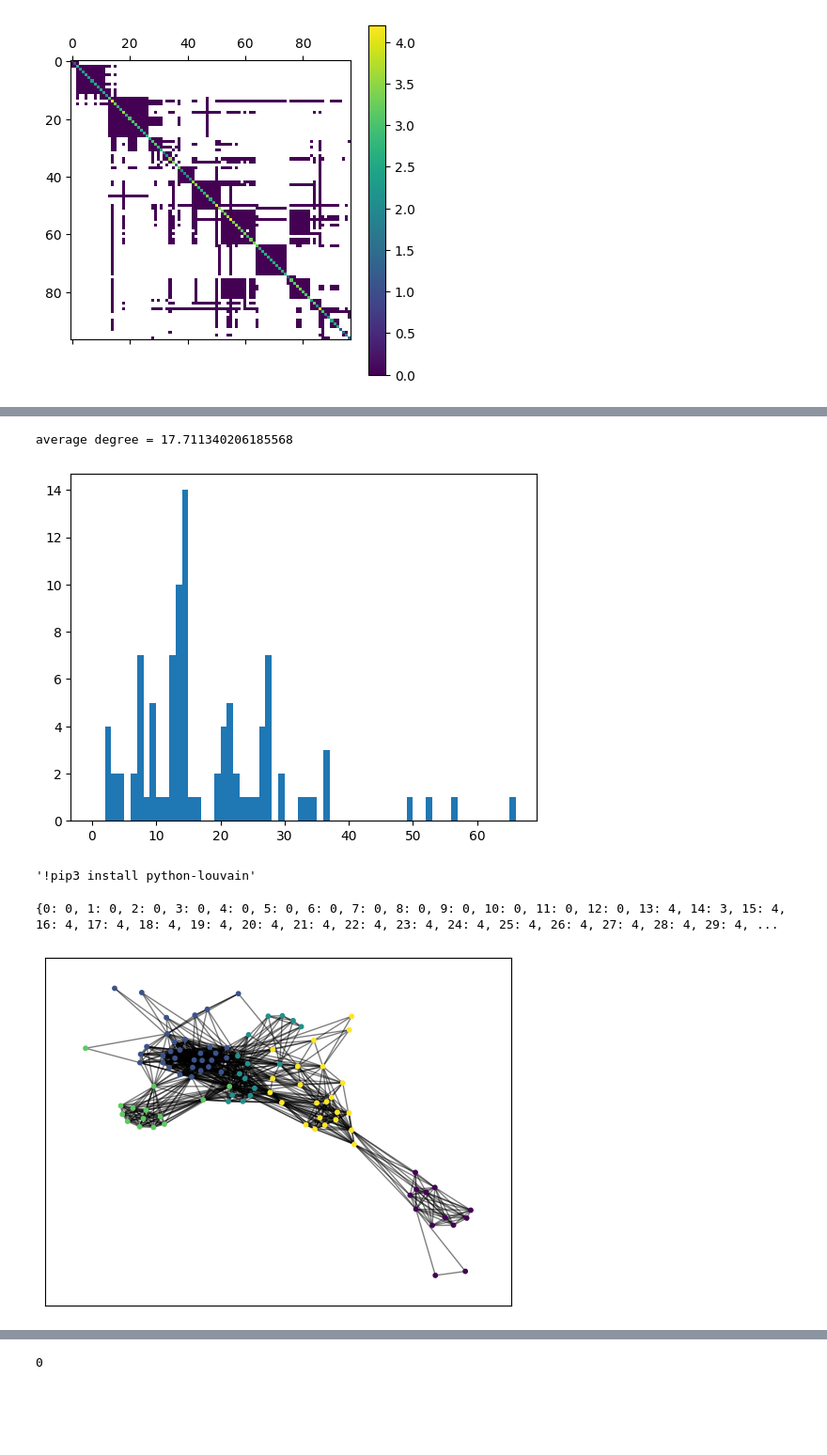
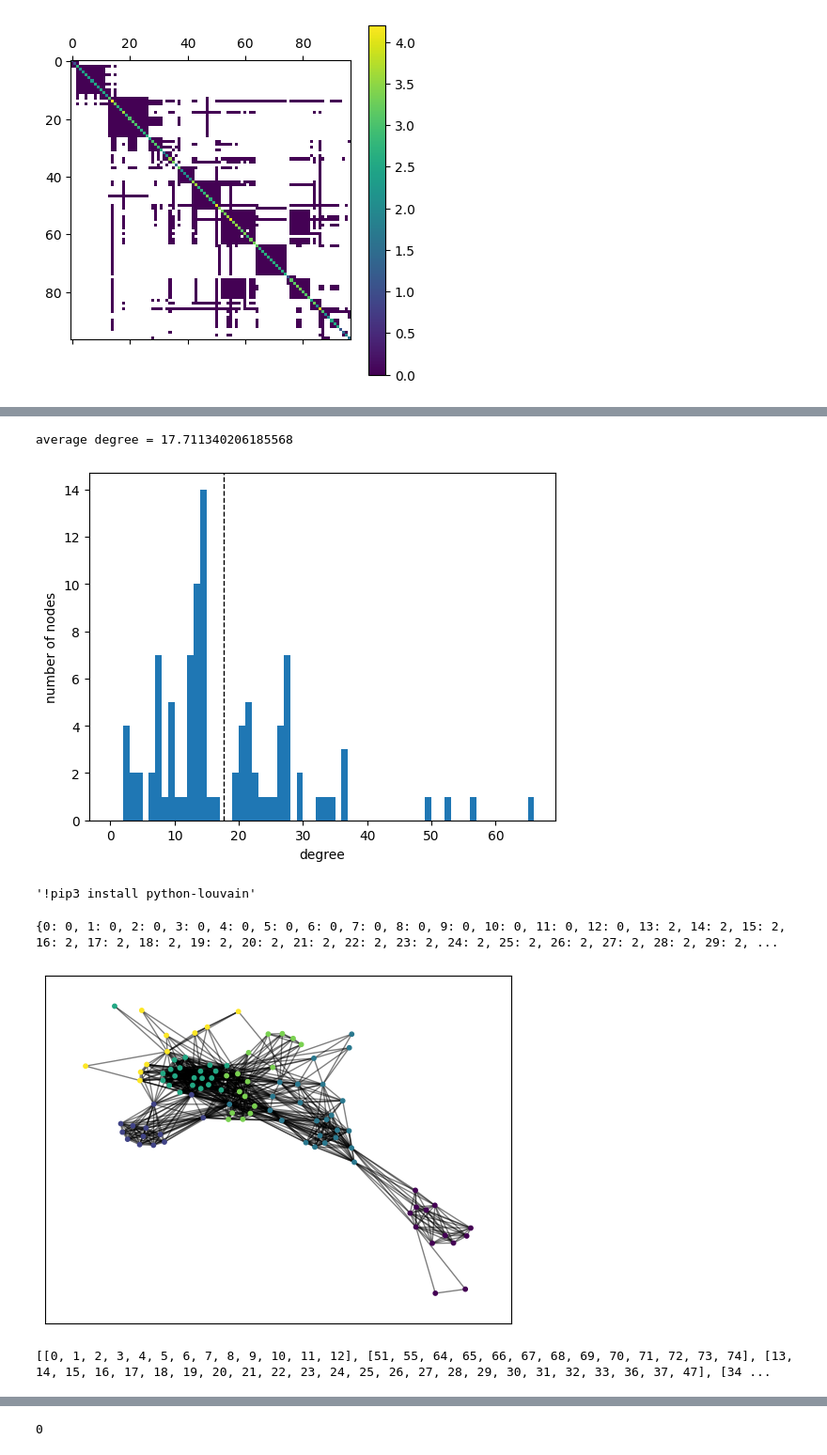
Before and after one commit to PierreRemacle/LINMA2472_P1, a Jupyter notebook: HW1.ipynb, the cells around one changed output, grey strips where cells are left out. Shown at 94% size. Drawn from its saved outputs; the diff is of its cells as text; code cells hidden in the pictures; blank space fills up the shorter version.

```diff
--- a/HW1.ipynb
+++ b/HW1.ipynb
@@ -127,4 +132,6 @@ LookupError:
 # %%
 matrix_occ = np.loadtxt("matrix_occ(1).txt").reshape(lg_allnames, lg_allnames)
 matrix_diag = np.loadtxt("matrix_D(1).txt").reshape(lg_allnames, lg_allnames)
+for i in range (len(matrix_diag)):
+    print(matrix_diag[i][i])
 # %% [output]
@@ -155,6 +179,7 @@ plot_matrix(matrix_diag-matrix_occ+1)
 [figure]
 # %%
 import networkx as nx
+
 color_map=[]
 def create_graph(matrix):
     length_Matrix = len(matrix)
@@ -168,18 +193,33 @@ def create_graph(matrix):
             if(matrix[j][k]!=0):
                 G.add_edge(j,k)
 
-    for node in G:
+    '''for node in G:
             if node ==13:
                 color_map.append('green')
             elif node ==15:
                 color_map.append('green')
+            elif node ==86:
+                color_map.append('purple')
+            elif node == 64:
+                color_map.append('red')
             else:
                 color_map.append('blue')
-
+'''
     return G
 
 graph_net = create_graph(matrix_diag+matrix_occ)
+print(list(graph_net.degree()))
+cmap = plt.cm.get_cmap('hot', 66 + 1)
 print(nx.degree_assortativity_coefficient(graph_net))
-nx.draw(graph_net, nx.spring_layout(graph_net,seed=41), node_color=color_map, node_size=20, width=0.5)
+degrees= []
+for i in range (len (graph_net.degree())):
+    degrees.append(graph_net.degree()[i])
+
+print(degrees)
+sm = plt.cm.ScalarMappable(cmap=cmap, norm=plt.Normalize(vmin = 0, vmax=70))
+sm._A = []
+ax = plt.gca()
+nx.draw(graph_net, nx.spring_layout(graph_net,seed=41),cmap=cmap, node_color=degrees, node_size=20, width=0.5)
+plt.colorbar(sm, ax=ax)
 print(graph_net)
 # %% [output]
@@ -189,4 +231,5 @@ Graph with 97 nodes and 859 edges
 # %%
+
 def display_histo(matrix):
     """Display a histo of the degree's frequencies
     """
@@ -197,14 +240,15 @@ def display_histo(matrix):
     average = sum(diagoV) / len(diagoV)
     print("average degree = " + str (average))
     plt.hist(diagoV,bins = list(range(0,int(maximum)+1)))
-
-
+    plt.axvline(average, color='k', linestyle='dashed', linewidth=1)
+    plt.ylabel('number of nodes')
+    plt.xlabel("degree")
     plt.show()
 
 display_histo(matrix_diag)
 # %% [output]
 average degree = 17.711340206185568
-[figure, old version]
+[figure, new version]
 # %%
 """!pip3 install python-louvain"""
 # %% [output]
@@ -212,24 +256,38 @@ average degree = 17.711340206185568
 # %%
 import community.community_louvain as community_louvain
 import matplotlib.cm as cm
 
+partitions = []
+apperance=[]
+t=0
+sasa=0
 def louvain(G):
 
     partition = community_louvain.best_partition(G)
-    print(partition)
+
+
 
 
     pos = nx.spring_layout(G, seed=41)
-    # color the nodes according to their partition
+    #color the nodes according to their partition
     cmap = cm.get_cmap('viridis', max(partition.values()) + 1)
     nx.draw_networkx_nodes(G, pos, partition.keys(), node_size=10,cmap=cmap, node_color=list(partition.values()))
     nx.draw_networkx_edges(G, pos, alpha=0.5)
+    print(partition)
+    for i in range (max(partition.values())):
+        partitions.append([])
+        for j in range (len (partition)):
+            if partition.get(j) == i:
+                partitions[i].append(j)
     plt.show()
 
+
 louvain(graph_net)
+print(partitions)
 # %% [output]
-{0: 0, 1: 0, 2: 0, 3: 0, 4: 0, 5: 0, 6: 0, 7: 0, 8: 0, 9: 0, 10: 0, 11: 0, 12: 0, 13: 4, 14: 3, 15: 4, 16: 4, 17: 4, 18: 4, 19: 4, 20: 4, 21: 4, 22: 4, 23: 4, 24: 4, 25: 4, 26: 4, 27: 4, 28: 4, 29: 4, ...
+{0: 0, 1: 0, 2: 0, 3: 0, 4: 0, 5: 0, 6: 0, 7: 0, 8: 0, 9: 0, 10: 0, 11: 0, 12: 0, 13: 2, 14: 2, 15: 2, 16: 2, 17: 2, 18: 2, 19: 2, 20: 2, 21: 2, 22: 2, 23: 2, 24: 2, 25: 2, 26: 2, 27: 2, 28: 2, 29: 2, ...
-[figure, old version]
+[figure, new version]
+[[0, 1, 2, 3, 4, 5, 6, 7, 8, 9, 10, 11, 12], [51, 55, 64, 65, 66, 67, 68, 69, 70, 71, 72, 73, 74], [13, 14, 15, 16, 17, 18, 19, 20, 21, 22, 23, 24, 25, 26, 27, 28, 29, 30, 31, 32, 33, 36, 37, 47], [34 ...
 # %%
 from sklearn.cluster import KMeans
 import matplotlib.cm as cm
```
Also changed, not shown: parts of 12 cells of this notebook.
